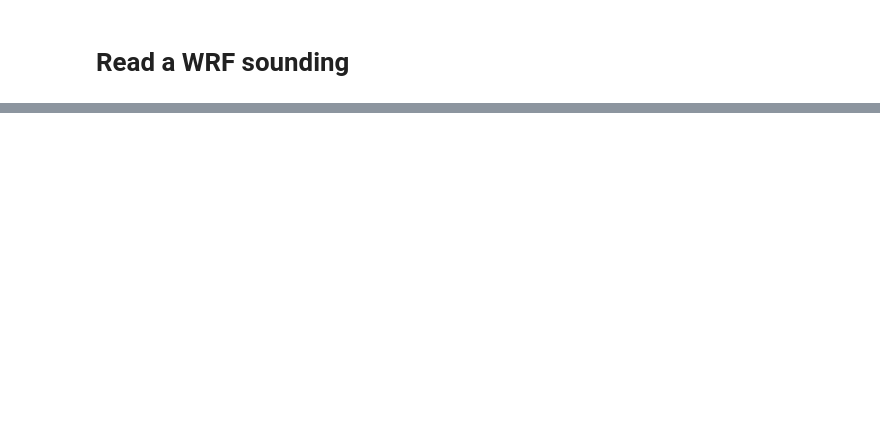
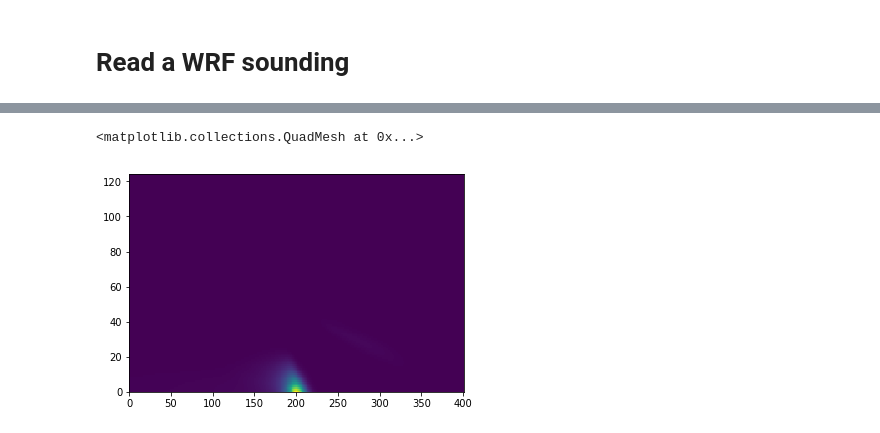
Before and after one commit to johanneshorak/ICAR-idealized_input, a Jupyter notebook: wrf_sounding.ipynb, the cells around one changed output, grey strips where cells are left out. Saved outputs shown, nothing was run; the diff lists cells and outputs as text; code cells hidden in the pictures; blank space fills up the shorter version.

```diff
--- a/wrf_sounding.ipynb
+++ b/wrf_sounding.ipynb
@@ -510,0 +670,25 @@ Attributes:
+# %%
+# set everything at ICAR forcing timestep zero to a perdetermined WRF timestep
+# and set it for all timesteps where we can already do that
+
+# manually extrapolate to surface pressure since WRF does only output zeros
+#pdelta   = ((wrfoutd_ds.PTOT[ntwrf,1,:]-wrfoutd_ds.PTOT[ntwrf,0,:])/(wrfoutd_ds.Z[ntwrf,1,:]-wrfoutd_ds.Z[ntwrf,0,:])).values
+#sp[:,:]  = (wrfoutd_ds.PTOT[ntwrf,0,:].values+pdelta*wrfoutd_ds.Z[ntwrf,0,:])[0,nywrf]
+
+hgt_m[:,:] = wrfoutd_ds.HGT[ntwrf,nywrf]
+
+
+for j in range(ny_lr):
+    qvapor[0,:,j] = wrfoutd_ds.QVAPOR[ntwrf,:,nywrf]
+    qcloud[0,:,j] = wrfoutd_ds.QCLOUD[ntwrf,:,nywrf]
+    qice[0,:,j]   = wrfoutd_ds.QICE[ntwrf,:,nywrf]
+
+    qrain[0,:,j]  = wrfoutd_ds.QRAIN[ntwrf,:,nywrf]
+    qsnow[0,:,j]  = wrfoutd_ds.QSNOW[ntwrf,:,nywrf]
+    qgrau[0,:,j]  = wrfoutd_ds.QGRAUP[ntwrf,:,nywrf]
+    nice[0,:,j]   = wrfoutd_ds.QNICE[ntwrf,:,nywrf]
+    nrain[0,:,j]   = wrfoutd_ds.QNRAIN[ntwrf,:,nywrf]
+    #u[0,:,j]      = wrfoutd_ds.Uds[ntwrf,:,nywrf]
+    #t[0,:,j]      = wrfoutd_ds.TH[ntwrf,:,nywrf]
+    #ph[0,:,j]     = wrfoutd_ds.Z[ntwrf,:,nywrf]
+    #p[0,:,j]      = wrfoutd_ds.PTOT[ntwrf,:,nywrf]
@@ -510,0 +776,5 @@ Attributes:
+# %%
+plt.pcolormesh(icar_sounding_ds['QSNOW'][0,:,50,:].values)
+# %% [output]
+<matplotlib.collections.QuadMesh at 0x...>
+[figure, added]
```
Also changed, not shown: parts of 52 cells of this notebook.
